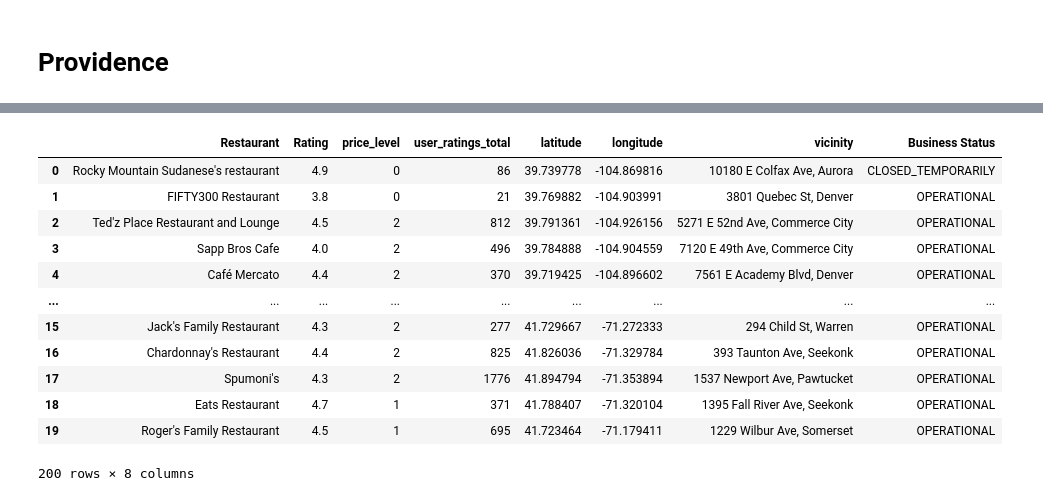
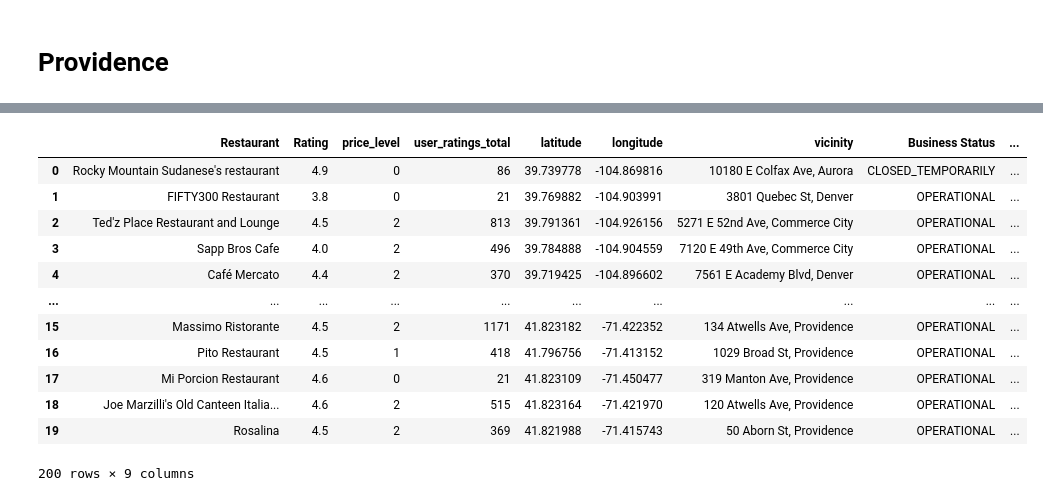
Before and after one commit to mward95/Restaurant_API, a Jupyter notebook: Matthew Ward/Restaurant_sort_df.ipynb, the cells around one changed output, grey strips where cells are left out. Drawn from its saved outputs; the diff is of its cells as text; code cells hidden in the pictures.

Commit message:
Added Cities to the dataframe

```diff
--- a/Matthew Ward/Restaurant_sort_df.ipynb
+++ b/Matthew Ward/Restaurant_sort_df.ipynb
@@ -950,0 +1081,3 @@ Restaurant has no price level. Skipping...
+# %%
+baltimore_dataframe['City']='Baltimore'
+baltimore_dataframe
@@ -1053,0 +1207,3 @@ Restaurant has no price level. Skipping...
+# %%
+st_louis_dataframe['City']='St. Louis'
+st_louis_dataframe
@@ -1156,0 +1332,3 @@ Restaurant has no price level. Skipping...
+# %%
+washington_dataframe['City']='Washington'
+washington_dataframe
@@ -1260,0 +1458,3 @@ Restaurant has no price level. Skipping...
+# %%
+providence_dataframe['City']='Providence'
+providence_dataframe
@@ -1261,25 +1479,25 @@ Restaurant has no price level. Skipping...
 # %%
 # mergeing the dataframes
 country_df = [denver_dataframe,chicago_dataframe,
                  new_orleans_dataframe, jacksonville_dataframe,
-                 memphis_dataframe, ralegh_dataframe, baltimore_dataframe,
+                 memphis_dataframe, raleigh_dataframe, baltimore_dataframe,
                  st_louis_dataframe, washington_dataframe, providence_dataframe]
 result = pd.concat(country_df)
 display(result)
 # %% [output]
-|  | Restaurant | Rating | price_level | user_ratings_total | latitude | longitude | vicinity | Business Status |
-| 0 | Rocky Mountain Sudanese's restaurant | 4.9 | 0 | 86 | 39.739778 | -104.869816 | 10180 E Colfax Ave, Aurora | CLOSED_TEMPORARILY |
-| 1 | FIFTY300 Restaurant | 3.8 | 0 | 21 | 39.769882 | -104.903991 | 3801 Quebec St, Denver | OPERATIONAL |
-| 2 | Ted'z Place Restaurant and Lounge | 4.5 | 2 | 812 | 39.791361 | -104.926156 | 5271 E 52nd Ave, Commerce City | OPERATIONAL |
-| 3 | Sapp Bros Cafe | 4.0 | 2 | 496 | 39.784888 | -104.904559 | 7120 E 49th Ave, Commerce City | OPERATIONAL |
-| 4 | Café Mercato | 4.4 | 2 | 370 | 39.719425 | -104.896602 | 7561 E Academy Blvd, Denver | OPERATIONAL |
-| ... | ... | ... | ... | ... | ... | ... | ... | ... |
-| 15 | Jack's Family Restaurant | 4.3 | 2 | 277 | 41.729667 | -71.272333 | 294 Child St, Warren | OPERATIONAL |
-| 16 | Chardonnay's Restaurant | 4.4 | 2 | 825 | 41.826036 | -71.329784 | 393 Taunton Ave, Seekonk | OPERATIONAL |
-| 17 | Spumoni's | 4.3 | 2 | 1776 | 41.894794 | -71.353894 | 1537 Newport Ave, Pawtucket | OPERATIONAL |
-| 18 | Eats Restaurant | 4.7 | 1 | 371 | 41.788407 | -71.320104 | 1395 Fall River Ave, Seekonk | OPERATIONAL |
-| 19 | Roger's Family Restaurant | 4.5 | 1 | 695 | 41.723464 | -71.179411 | 1229 Wilbur Ave, Somerset | OPERATIONAL |
+|  | Restaurant | Rating | price_level | user_ratings_total | latitude | longitude | vicinity | Business Status | ... |
+| 0 | Rocky Mountain Sudanese's restaurant | 4.9 | 0 | 86 | 39.739778 | -104.869816 | 10180 E Colfax Ave, Aurora | CLOSED_TEMPORARILY | ... |
+| 1 | FIFTY300 Restaurant | 3.8 | 0 | 21 | 39.769882 | -104.903991 | 3801 Quebec St, Denver | OPERATIONAL | ... |
+| 2 | Ted'z Place Restaurant and Lounge | 4.5 | 2 | 813 | 39.791361 | -104.926156 | 5271 E 52nd Ave, Commerce City | OPERATIONAL | ... |
+| 3 | Sapp Bros Cafe | 4.0 | 2 | 496 | 39.784888 | -104.904559 | 7120 E 49th Ave, Commerce City | OPERATIONAL | ... |
+| 4 | Café Mercato | 4.4 | 2 | 370 | 39.719425 | -104.896602 | 7561 E Academy Blvd, Denver | OPERATIONAL | ... |
+| ... | ... | ... | ... | ... | ... | ... | ... | ... | ... |
+| 15 | Massimo Ristorante | 4.5 | 2 | 1171 | 41.823182 | -71.422352 | 134 Atwells Ave, Providence | OPERATIONAL | ... |
+| 16 | Pito Restaurant | 4.5 | 1 | 418 | 41.796756 | -71.413152 | 1029 Broad St, Providence | OPERATIONAL | ... |
+| 17 | Mi Porcion Restaurant | 4.6 | 0 | 21 | 41.823109 | -71.450477 | 319 Manton Ave, Providence | OPERATIONAL | ... |
+| 18 | Joe Marzilli's Old Canteen Italia... | 4.6 | 2 | 515 | 41.823164 | -71.421970 | 120 Atwells Ave, Providence | OPERATIONAL | ... |
+| 19 | Rosalina | 4.5 | 2 | 369 | 41.821988 | -71.415743 | 50 Aborn St, Providence | OPERATIONAL | ... |
-200 rows × 8 columns
+200 rows × 9 columns
 # %%
 result =  result.reset_index(drop=True)
 result =  result.reset_index(drop=True)
```
Also changed, not shown: parts of 24 cells of this notebook, 1 other file.
